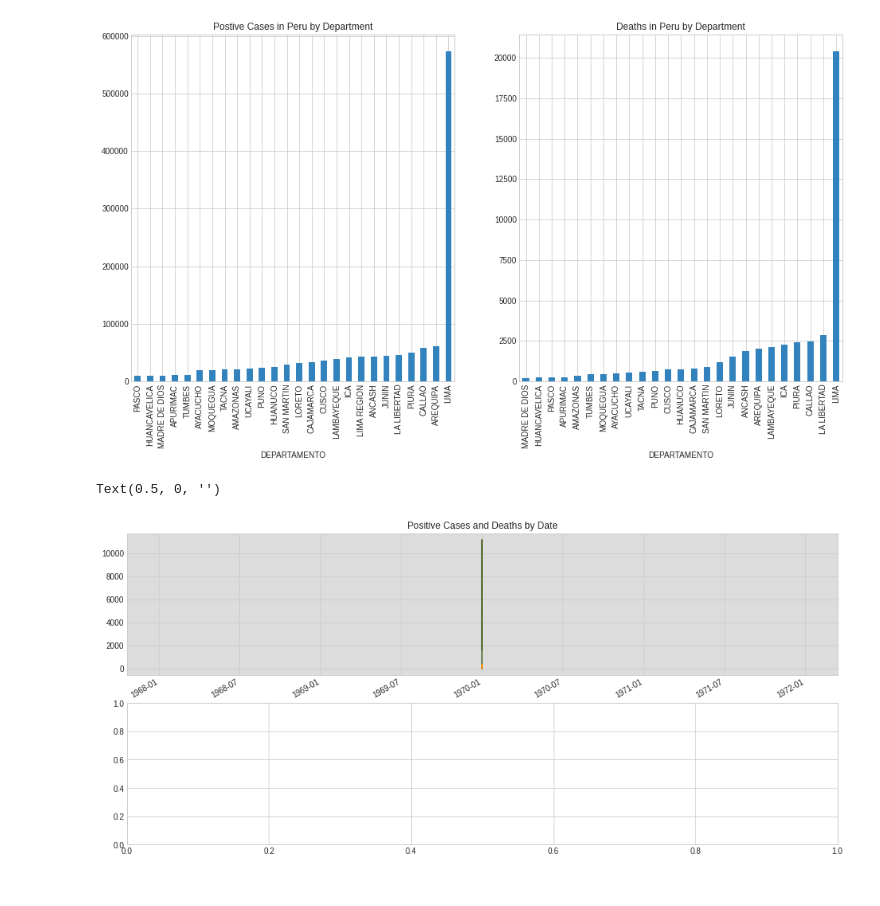
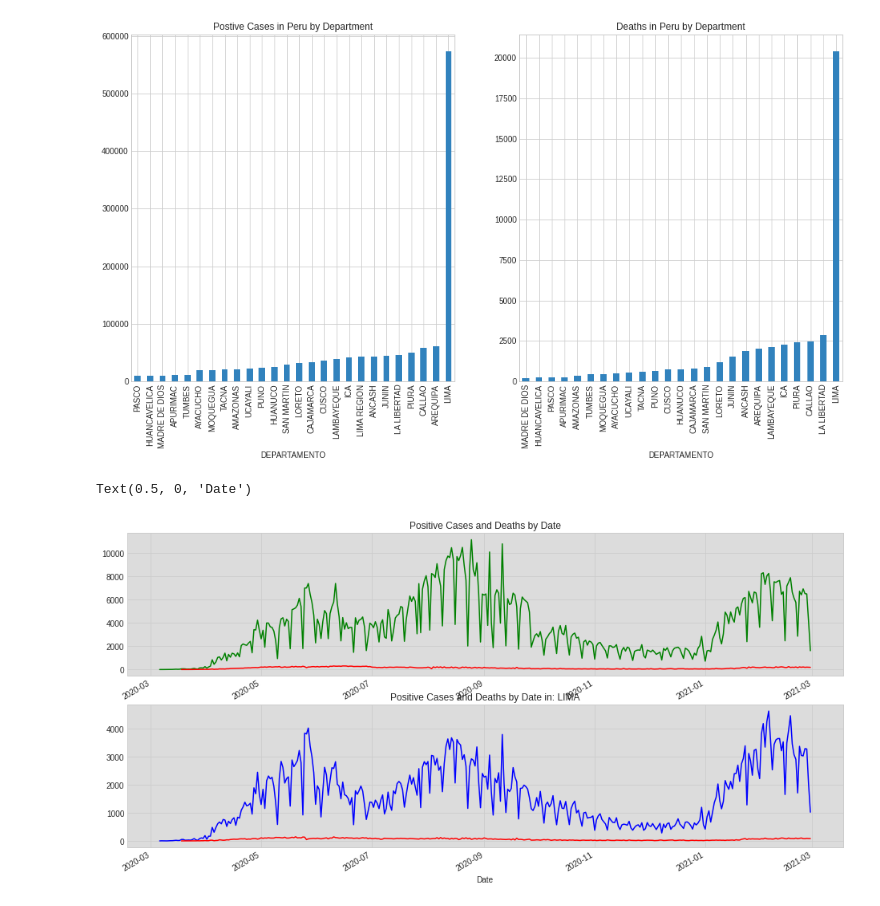
Before and after one commit to Frany-oss/Covid-in-Peru, a Jupyter notebook: Covid_In_Peru.ipynb, the cells around one changed output. Saved outputs shown, nothing was run; the diff lists cells and outputs as text; code cells hidden in the pictures.

Commit message:
Add more graphs (Lima vs La Libertad and Lima vs Peru)

```diff
--- a/Covid_In_Peru.ipynb
+++ b/Covid_In_Peru.ipynb
@@ -22,8 +22,8 @@ plt.style.use('seaborn-whitegrid')
 # %% [markdown]
 ### Loading Data
 # %%
-death_cases = pd.read_csv('/content/sample_data/fallecidos_covid.csv', encoding='latin-1', sep = ';')
-positive_cases = pd.read_csv('/content/sample_data/positivos_covid.csv', encoding='latin-1', sep = ';')
+death_cases = pd.read_csv('/content/sample_data/fallecidos_covid.csv', encoding='latin-1', sep = ';', parse_dates = ['FECHA_FALLECIMIENTO'])
+positive_cases = pd.read_csv('/content/sample_data/positivos_covid.csv', encoding='latin-1', sep = ';', parse_dates = ['FECHA_RESULTADO'])
 
-death_cases.head(10)
+positive_cases.head(10)
 # %% [output]
@@ -55,10 +44,0 @@ positive_cases.head(10)
-# %%
-# Formating Date
-death_cases['FECHA_CORTE'] = pd.to_datetime(death_cases['FECHA_CORTE'])
-death_cases['FECHA_FALLECIMIENTO'] = pd.to_datetime(death_cases['FECHA_FALLECIMIENTO'])
-death_cases.head(2)
-
-positive_cases.rename(columns={'ï»¿FECHA_CORTE': 'FECHA_CORTE'}, inplace = True)
-positive_cases['FECHA_CORTE'] = pd.to_datetime(positive_cases['FECHA_CORTE'])
-positive_cases['FECHA_RESULTADO'] = pd.to_datetime(positive_cases['FECHA_RESULTADO'])
-positive_cases.head(2)
@@ -105,16 +89,27 @@ ax2.set_title("Deaths in Peru by Department")
 Text(0.5, 1.0, 'Deaths in Peru by Department')
 [figure]
 # %%
+region = 'LIMA'
+region_pos = positive_cases[positive_cases.DEPARTAMENTO == region]
+region_fall = death_cases[death_cases.DEPARTAMENTO == region]
+
 fig = plt.figure(figsize=(16, 8))
 ax1 = fig.add_subplot(211)
 ax2 = fig.add_subplot(212)
 
-positive_cases.groupby("FECHA_RESULTADO").FECHA_RESULTADO.count().plot(kind="line", x = "FECHA_RESULTADO", ax=ax1, color = "darkolivegreen")
-death_cases.groupby("FECHA_FALLECIMIENTO").FECHA_FALLECIMIENTO.count().plot(kind="line", x = "FECHA_FALLECIMIENTO", ax=ax1, color= "darkorange")
+positive_cases.groupby("FECHA_RESULTADO").FECHA_RESULTADO.count().plot(kind="line", x = "FECHA_RESULTADO", ax=ax1, color = "green")
+death_cases.groupby("FECHA_FALLECIMIENTO").FECHA_FALLECIMIENTO.count().plot(kind="line", x = "FECHA_FALLECIMIENTO", ax=ax1, color= "red")
 
 ax1.set_title("Positive Cases and Deaths by Date")
 ax1.set_facecolor("gainsboro")
 ax1.set_xlabel('')
+
+region_pos.groupby("FECHA_RESULTADO").FECHA_RESULTADO.count().plot(kind="line", x = "FECHA_RESULTADO", ax=ax2, color = "blue")
+region_fall.groupby("FECHA_FALLECIMIENTO").FECHA_FALLECIMIENTO.count().plot(kind="line", x = "FECHA_FALLECIMIENTO", ax=ax2, color= "red")
+
+ax2.set_title("Positive Cases and Deaths by Date in: " + region)
+ax2.set_facecolor("gainsboro")
+ax2.set_xlabel('Date')
 # %% [output]
-Text(0.5, 0, '')
+Text(0.5, 0, 'Date')
-[figure, old version]
+[figure, new version]
```
Also changed, not shown: parts of 7 cells of this notebook.
